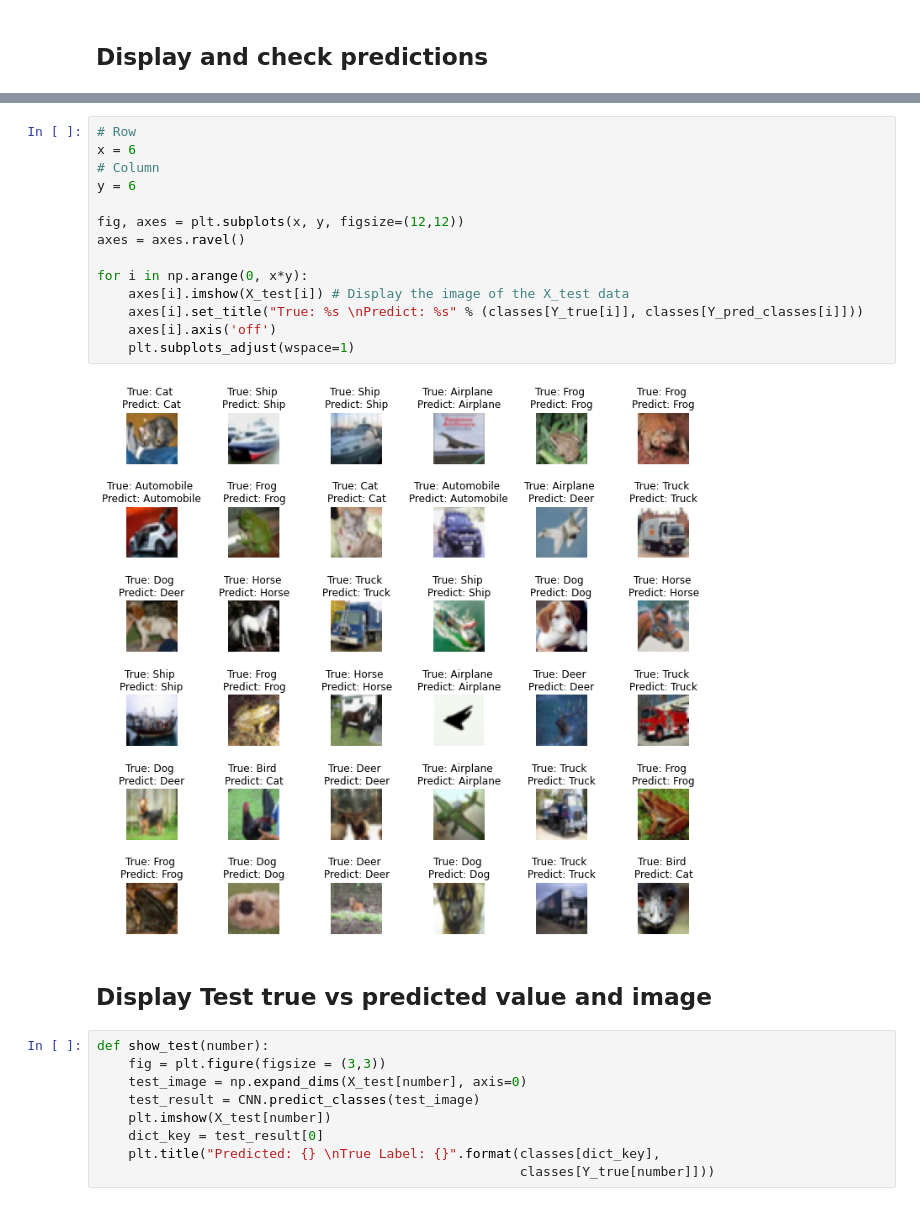
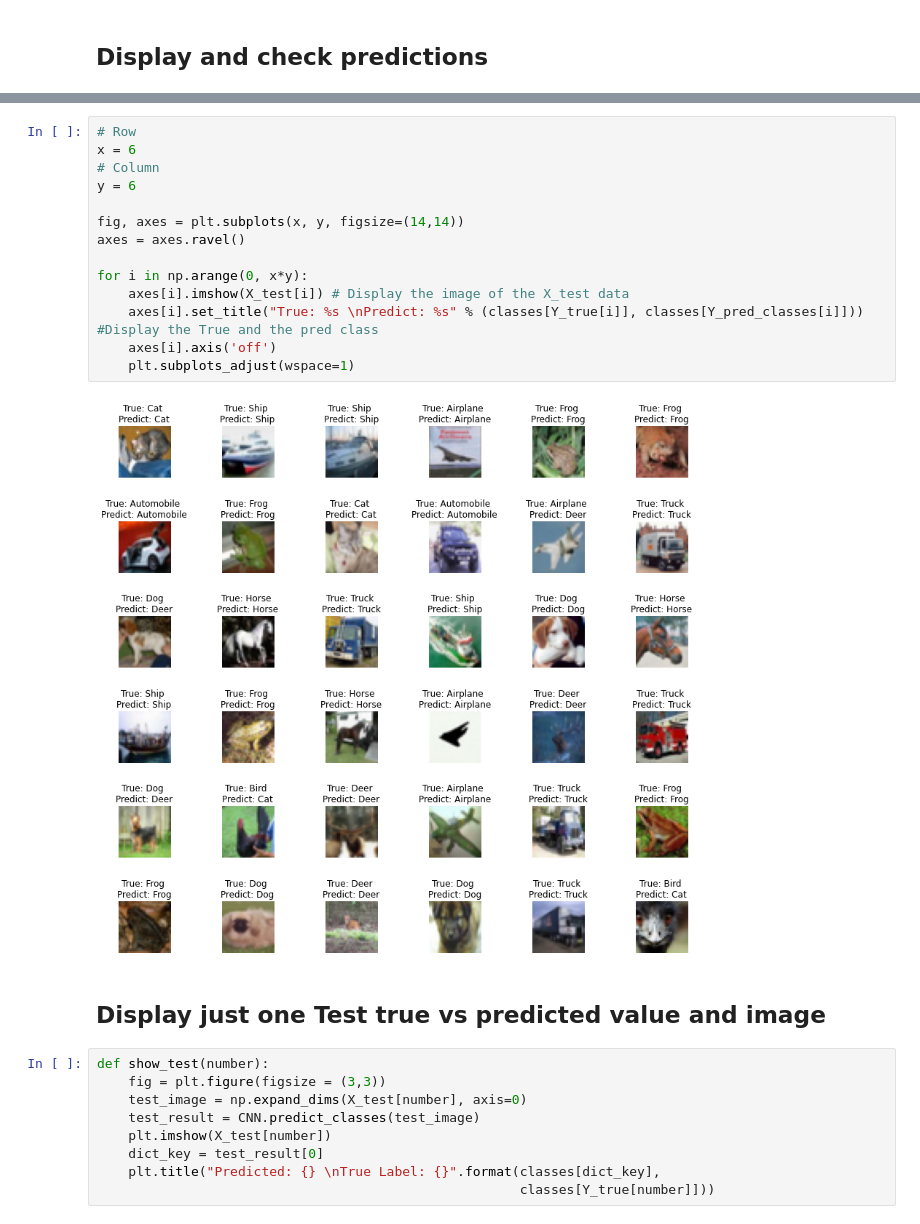
Before and after one commit to Fernando0107/Convolutional-NN, a Jupyter notebook: Convolutional NN V3.ipynb, the cells around one changed output, grey strips where cells are left out. Cells and saved outputs as stored; diff of their text form.

```diff
--- a/Convolutional NN V3.ipynb
+++ b/Convolutional NN V3.ipynb
@@ -245,21 +259,21 @@ X_test_errors = X_test[errors]
 # %%
 # Row
 x = 6
 # Column
 y = 6
 
-fig, axes = plt.subplots(x, y, figsize=(12,12))
+fig, axes = plt.subplots(x, y, figsize=(14,14))
 axes = axes.ravel()
 
 for i in np.arange(0, x*y):
     axes[i].imshow(X_test[i]) # Display the image of the X_test data
-    axes[i].set_title("True: %s \nPredict: %s" % (classes[Y_true[i]], classes[Y_pred_classes[i]]))
+    axes[i].set_title("True: %s \nPredict: %s" % (classes[Y_true[i]], classes[Y_pred_classes[i]])) #Display the True and the pred class
     axes[i].axis('off')
     plt.subplots_adjust(wspace=1)
 # %% [output]
-[figure, old version]
+[figure, new version]
 # %% [markdown]
-## Display Test true vs predicted value and image
+## Display just one Test true vs predicted value and image
 # %%
 def show_test(number):
     fig = plt.figure(figsize = (3,3))
```
Also changed, not shown: parts of 67 cells of this notebook.
